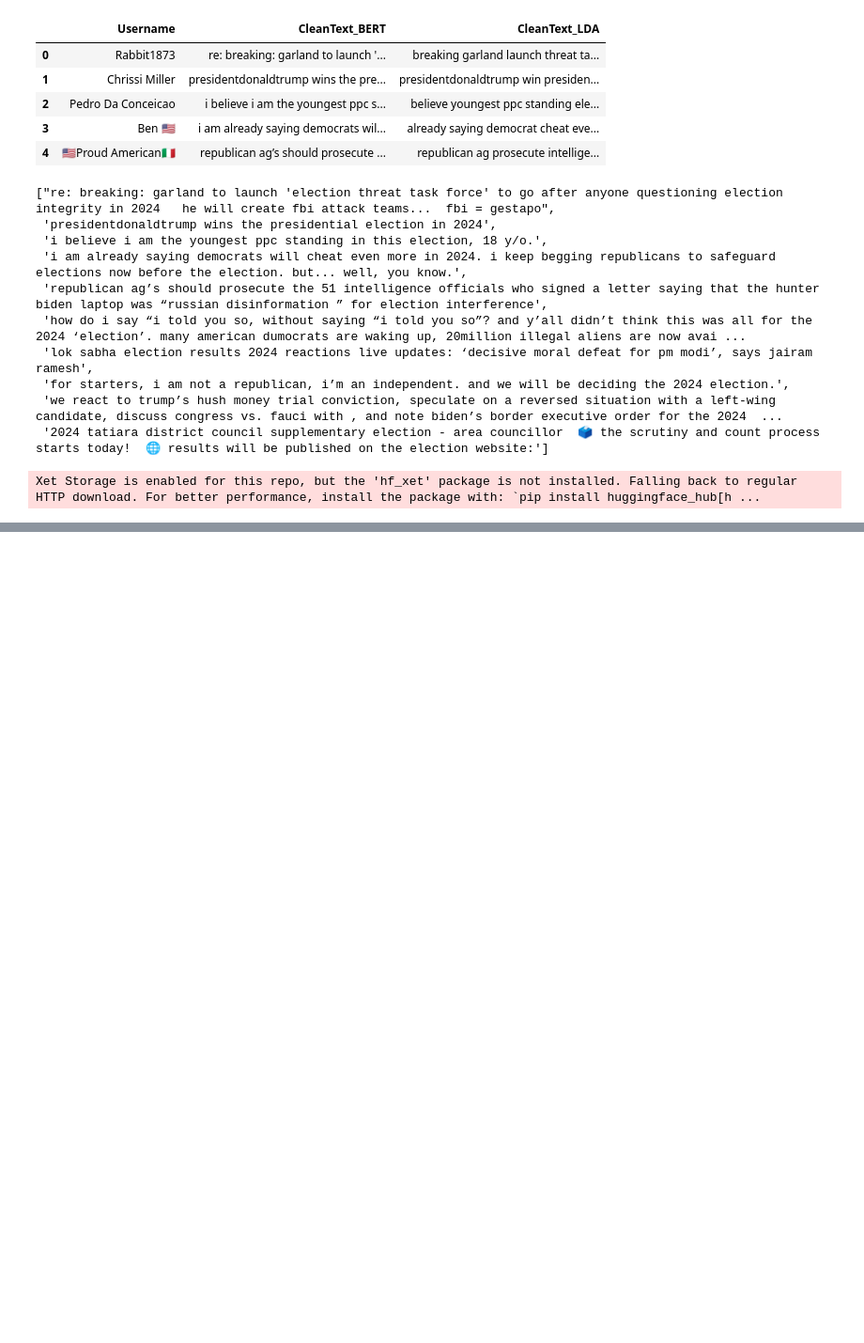
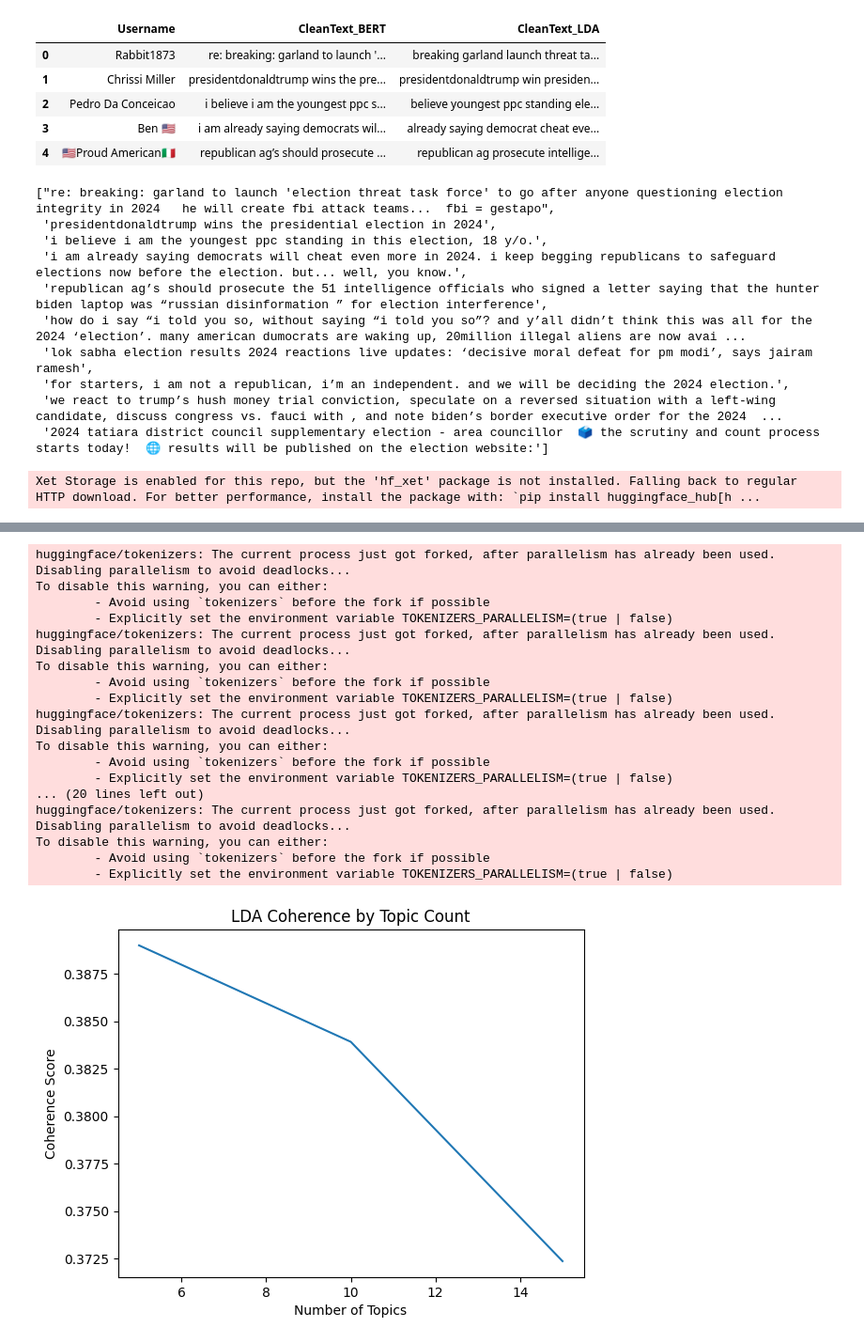
Before and after one commit to fatimagulomova/twitter-topic-extraction, a Jupyter notebook: extract-prevalent-topics-from-twitter.ipynb, the cells around one changed output, grey strips where cells are left out. Shown at 94% size. Drawn from its saved outputs; the diff is of its cells as text; code cells hidden in the pictures; blank space fills up the shorter version.

```diff
--- a/extract-prevalent-topics-from-twitter.ipynb
+++ b/extract-prevalent-topics-from-twitter.ipynb
@@ -768,0 +869,3 @@ model.get_representative_docs()
+# %%
+lda_tweets = [text.split() for text in df['CleanText_LDA']]
+lda_tweets[0]
@@ -768,0 +890,36 @@ model.get_representative_docs()
+# %%
+# Create a dictionary from the preprocessed data
+dictionary = Dictionary(lda_tweets)
+dictionary.filter_extremes()
+bow_corpus = [dictionary.doc2bow(text) for text in lda_tweets]
+# %%
+coherences = []
+for k in range(5, 20, 5):
+    lda_model = LdaModel(bow_corpus, num_topics=k, id2word=dictionary, passes=50)
+    cm = CoherenceModel(model=lda_model, texts=lda_tweets, dictionary=dictionary, coherence='c_v')
+    coherences.append(cm.get_coherence())
+
+plt.plot(range(5, 20, 5), coherences)
+plt.xlabel("Number of Topics")
+plt.ylabel("Coherence Score")
+plt.title("LDA Coherence by Topic Count")
+plt.show()
+# %% [output]
+huggingface/tokenizers: The current process just got forked, after parallelism has already been used. Disabling parallelism to avoid deadlocks...
+To disable this warning, you can either:
+        - Avoid using `tokenizers` before the fork if possible
+        - Explicitly set the environment variable TOKENIZERS_PARALLELISM=(true | false)
+huggingface/tokenizers: The current process just got forked, after parallelism has already been used. Disabling parallelism to avoid deadlocks...
+To disable this warning, you can either:
+        - Avoid using `tokenizers` before the fork if possible
+        - Explicitly set the environment variable TOKENIZERS_PARALLELISM=(true | false)
+huggingface/tokenizers: The current process just got forked, after parallelism has already been used. Disabling parallelism to avoid deadlocks...
+To disable this warning, you can either:
+        - Avoid using `tokenizers` before the fork if possible
+        - Explicitly set the environment variable TOKENIZERS_PARALLELISM=(true | false)
+... (20 lines left out)
+huggingface/tokenizers: The current process just got forked, after parallelism has already been used. Disabling parallelism to avoid deadlocks...
+To disable this warning, you can either:
+        - Avoid using `tokenizers` before the fork if possible
+        - Explicitly set the environment variable TOKENIZERS_PARALLELISM=(true | false)
+[figure, added]
```
Also changed, not shown: parts of 50 cells of this notebook.
